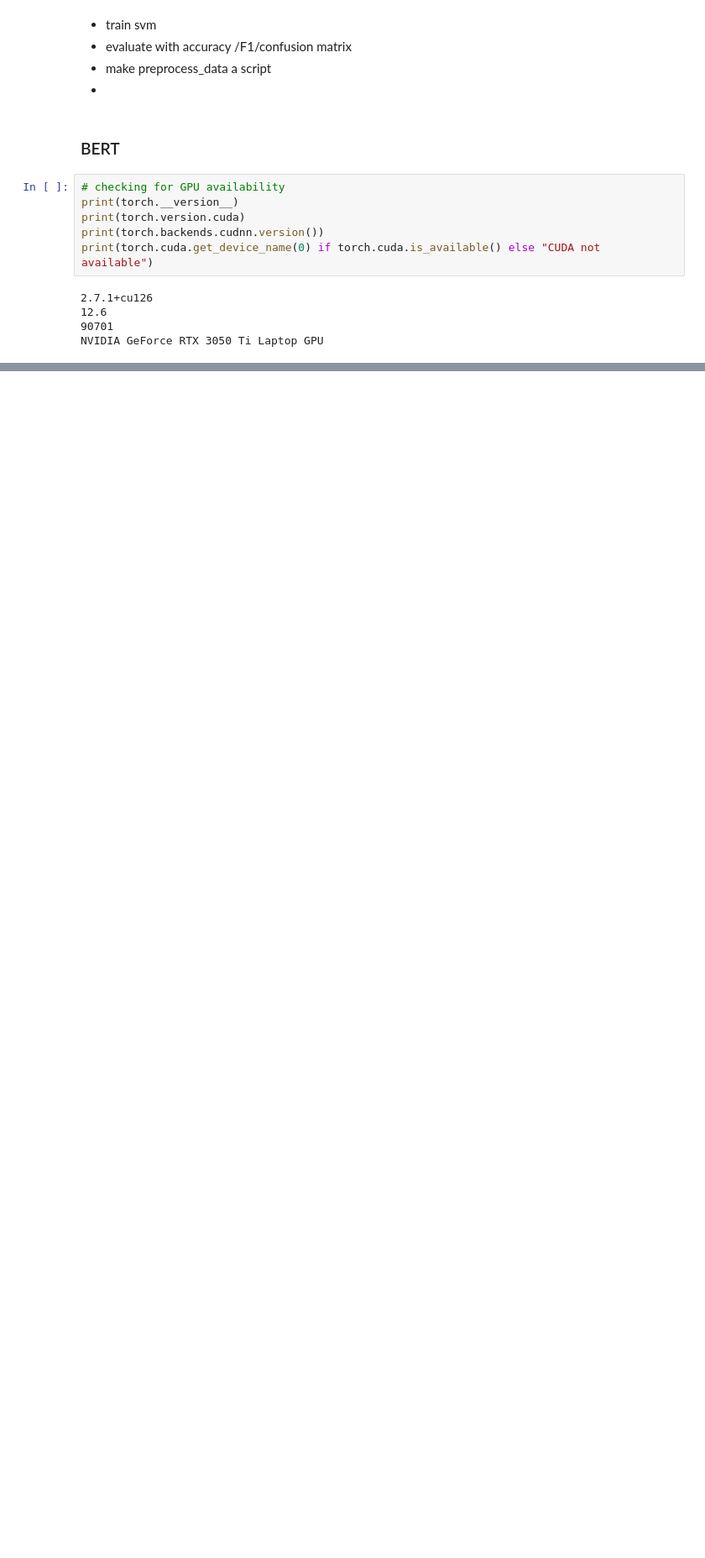
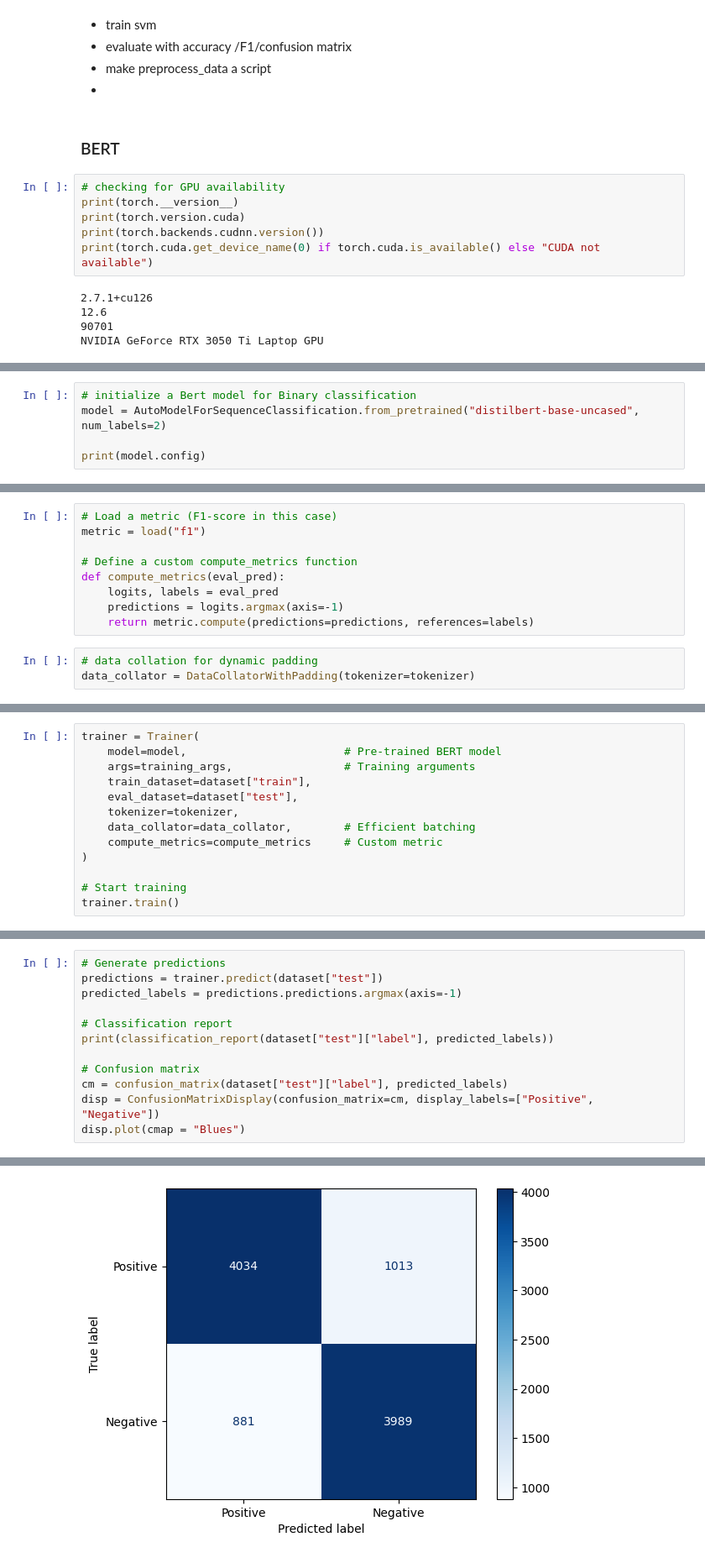
Before and after one commit to olizekor/movie-review-sentiment-analysis, a Jupyter notebook: notebooks/exploration.ipynb, the cells around one changed output, grey strips where cells are left out. Shown: that part at 84% size. Cells and saved outputs as stored; diff of their text form; blank space fills up the shorter version.

```diff
--- a/notebooks/exploration.ipynb
+++ b/notebooks/exploration.ipynb
@@ -373,0 +414,5 @@ NVIDIA GeForce RTX 3050 Ti Laptop GPU
+# %%
+# initialize a Bert model for Binary classification
+model = AutoModelForSequenceClassification.from_pretrained("distilbert-base-uncased", num_labels=2)
+
+print(model.config)
@@ -373,0 +489,12 @@ NVIDIA GeForce RTX 3050 Ti Laptop GPU
+# %%
+# Load a metric (F1-score in this case)
+metric = load("f1")
+
+# Define a custom compute_metrics function
+def compute_metrics(eval_pred):
+    logits, labels = eval_pred
+    predictions = logits.argmax(axis=-1)
+    return metric.compute(predictions=predictions, references=labels)
+# %%
+# data collation for dynamic padding
+data_collator = DataCollatorWithPadding(tokenizer=tokenizer)
@@ -373,0 +508,13 @@ NVIDIA GeForce RTX 3050 Ti Laptop GPU
+# %%
+trainer = Trainer(
+    model=model,                        # Pre-trained BERT model
+    args=training_args,                 # Training arguments
+    train_dataset=dataset["train"],
+    eval_dataset=dataset["test"],
+    tokenizer=tokenizer,
+    data_collator=data_collator,        # Efficient batching
+    compute_metrics=compute_metrics     # Custom metric
+)
+
+# Start training
+trainer.train()
@@ -373,0 +536,13 @@ NVIDIA GeForce RTX 3050 Ti Laptop GPU
+# %%
+# Generate predictions
+predictions = trainer.predict(dataset["test"])
+predicted_labels = predictions.predictions.argmax(axis=-1)
+
+# Classification report
+print(classification_report(dataset["test"]["label"], predicted_labels))
+
+# Confusion matrix
+cm = confusion_matrix(dataset["test"]["label"], predicted_labels)
+disp = ConfusionMatrixDisplay(confusion_matrix=cm, display_labels=["Positive", "Negative"])
+disp.plot(cmap = "Blues")
+# %% [output]
@@ -373,0 +559 @@ NVIDIA GeForce RTX 3050 Ti Laptop GPU
+[figure, added]
```
Also changed, not shown: parts of 18 cells of this notebook, 1 other file.
